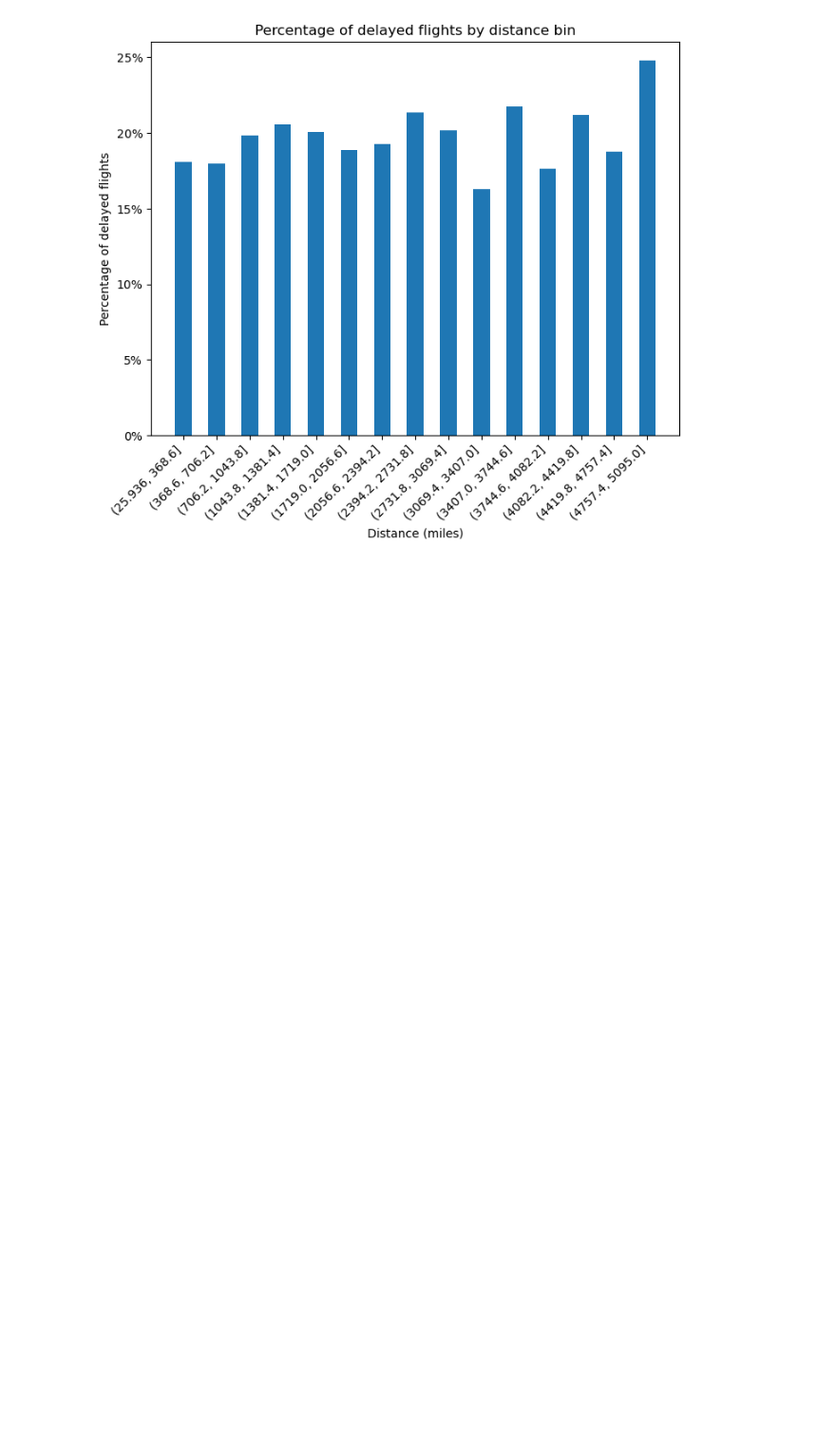
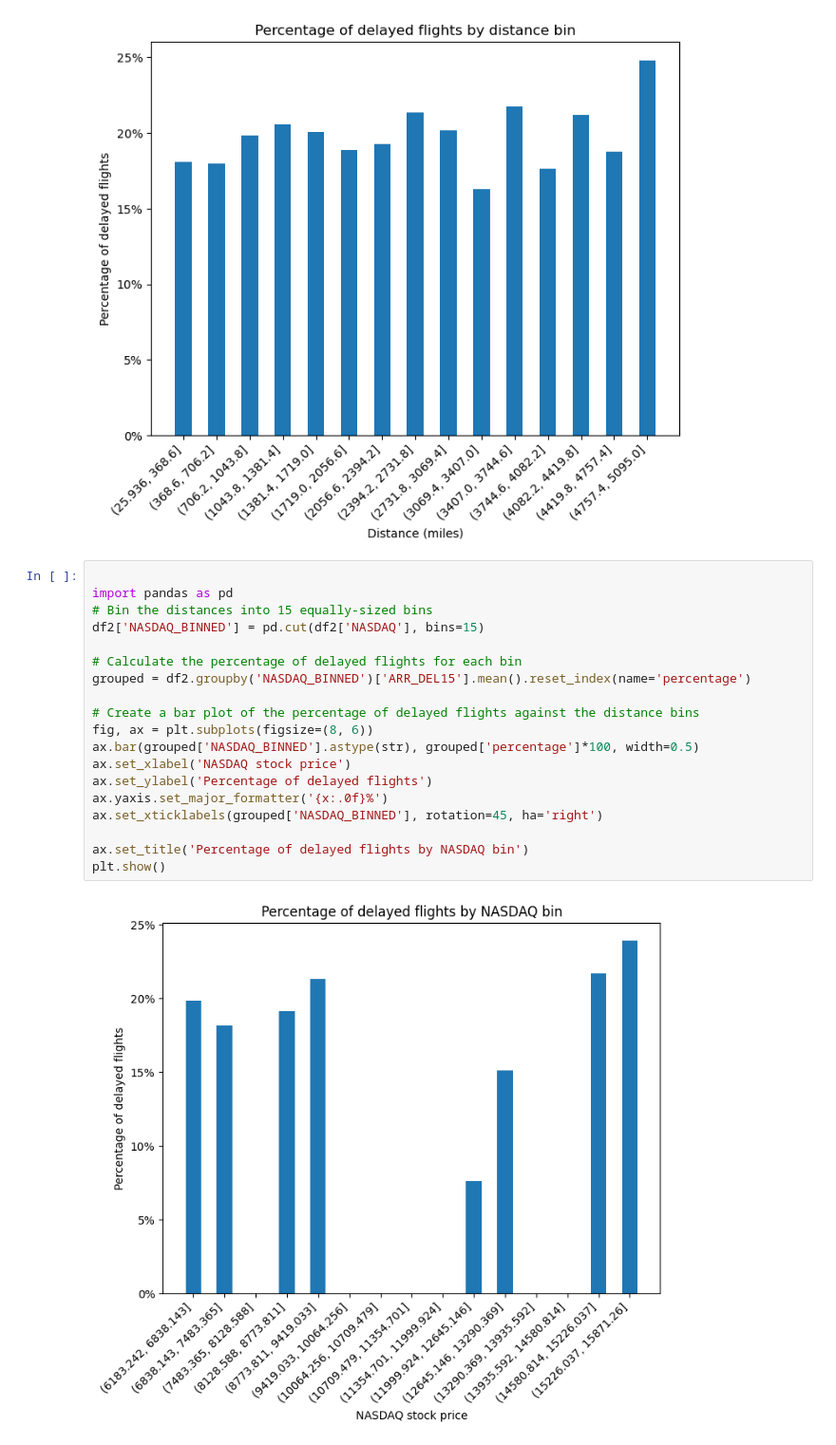
Before and after one commit to zqz979/Flight-Delay-Prediction, a Jupyter notebook: plots.ipynb, the cells around one changed output. Shown at 95% size. Saved outputs shown, nothing was run; the diff lists cells and outputs as text; blank space fills up the shorter version.

```diff
--- a/plots.ipynb
+++ b/plots.ipynb
@@ -292,3 +296,24 @@ ax.set_title('Percentage of delayed flights by distance bin')
 plt.show()
 # %% [output]
 [figure]
+# %%
+
+import pandas as pd
+# Bin the distances into 15 equally-sized bins
+df2['NASDAQ_BINNED'] = pd.cut(df2['NASDAQ'], bins=15)
+
+# Calculate the percentage of delayed flights for each bin
+grouped = df2.groupby('NASDAQ_BINNED')['ARR_DEL15'].mean().reset_index(name='percentage')
+
+# Create a bar plot of the percentage of delayed flights against the distance bins
+fig, ax = plt.subplots(figsize=(8, 6))
+ax.bar(grouped['NASDAQ_BINNED'].astype(str), grouped['percentage']*100, width=0.5)
+ax.set_xlabel('NASDAQ stock price')
+ax.set_ylabel('Percentage of delayed flights')
+ax.yaxis.set_major_formatter('{x:.0f}%')
+ax.set_xticklabels(grouped['NASDAQ_BINNED'], rotation=45, ha='right')
+
+ax.set_title('Percentage of delayed flights by NASDAQ bin')
+plt.show()
+# %% [output]
+[figure, added]
```
Also changed, not shown: parts of 3 cells of this notebook.
